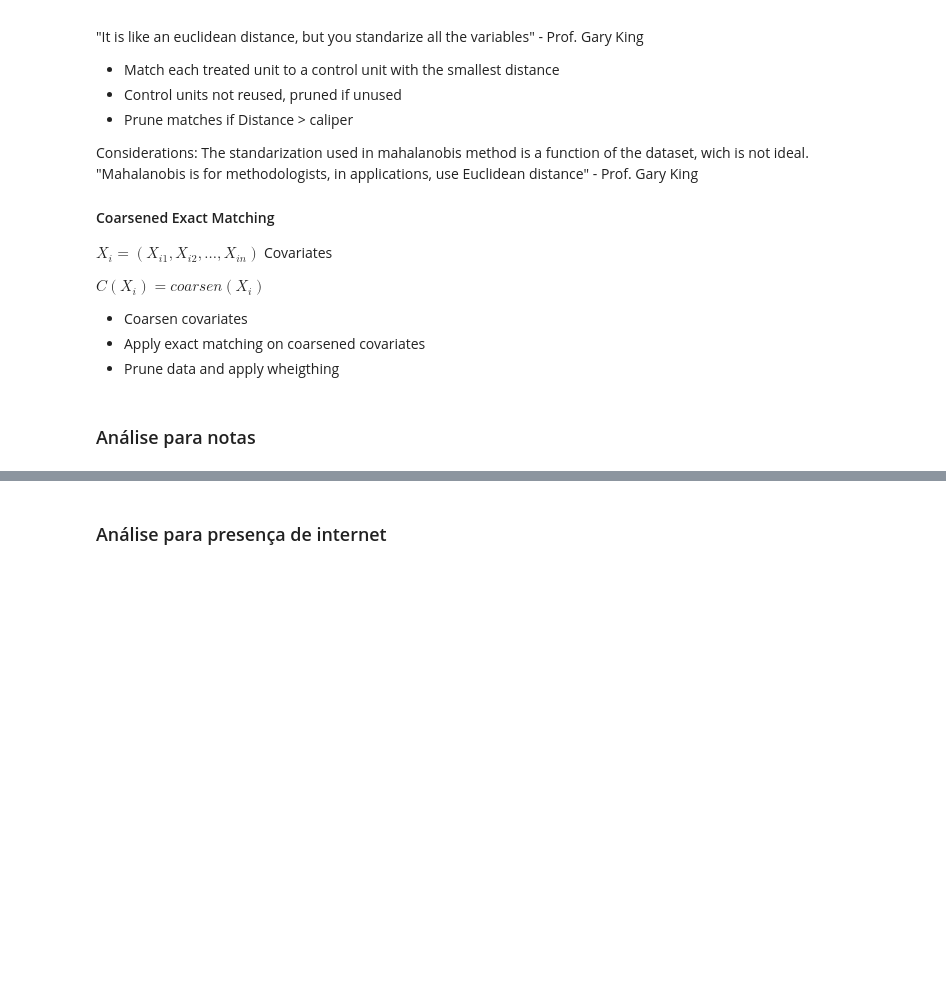
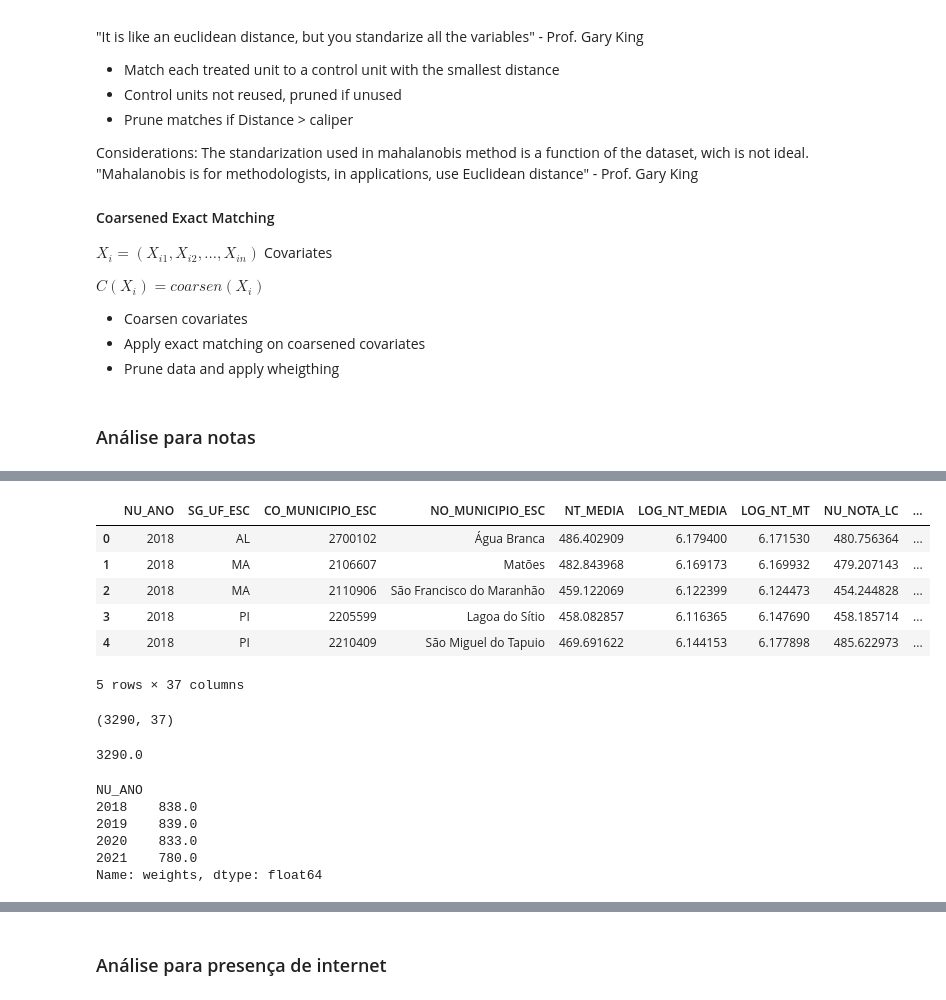
Before and after one commit to JV-Nunes/Relatorio-Conectividade, a Jupyter notebook: Analise/Models/Diffs_in_Diffs.ipynb, the cells around one changed output, grey strips where cells are left out. Drawn from its saved outputs; the diff is of its cells as text; code cells hidden in the pictures; blank space fills up the shorter version.

```diff
--- a/Analise/Models/Diffs_in_Diffs.ipynb
+++ b/Analise/Models/Diffs_in_Diffs.ipynb
@@ -323,0 +464,27 @@ x = data2[['time', 'treated', 'did', 'NAO_BRANCO', 'IND_CASA', 'Q006']]
+# %%
+data_mun.head()
+# %% [output]
+|  | NU_ANO | SG_UF_ESC | CO_MUNICIPIO_ESC | NO_MUNICIPIO_ESC | NT_MEDIA | LOG_NT_MEDIA | LOG_NT_MT | NU_NOTA_LC | ... |
+| 0 | 2018 | AL | 2700102 | Água Branca | 486.402909 | 6.179400 | 6.171530 | 480.756364 | ... |
+| 1 | 2018 | MA | 2106607 | Matões | 482.843968 | 6.169173 | 6.169932 | 479.207143 | ... |
+| 2 | 2018 | MA | 2110906 | São Francisco do Maranhão | 459.122069 | 6.122399 | 6.124473 | 454.244828 | ... |
+| 3 | 2018 | PI | 2205599 | Lagoa do Sítio | 458.082857 | 6.116365 | 6.147690 | 458.185714 | ... |
+| 4 | 2018 | PI | 2210409 | São Miguel do Tapuio | 469.691622 | 6.144153 | 6.177898 | 485.622973 | ... |
+5 rows × 37 columns
+# %%
+data_mun.shape
+# %% [output]
+(3290, 37)
+# %%
+data_mun.weights.sum()
+# %% [output]
+3290.0
+# %%
+data_mun.groupby('NU_ANO')['weights'].sum()
+# %% [output]
+NU_ANO
+2018    838.0
+2019    839.0
+2020    833.0
+2021    780.0
+Name: weights, dtype: float64
```
Also changed, not shown: parts of 32 cells of this notebook, 9 other files.
